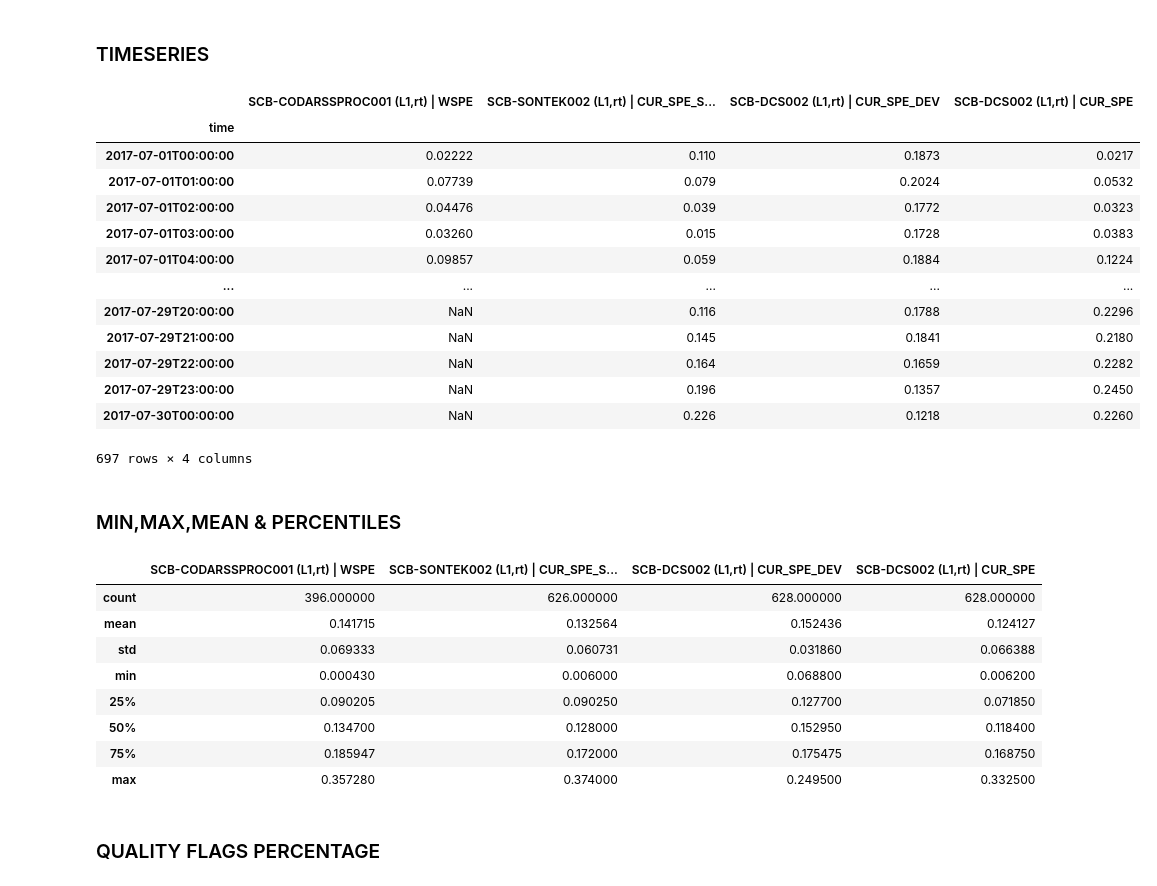
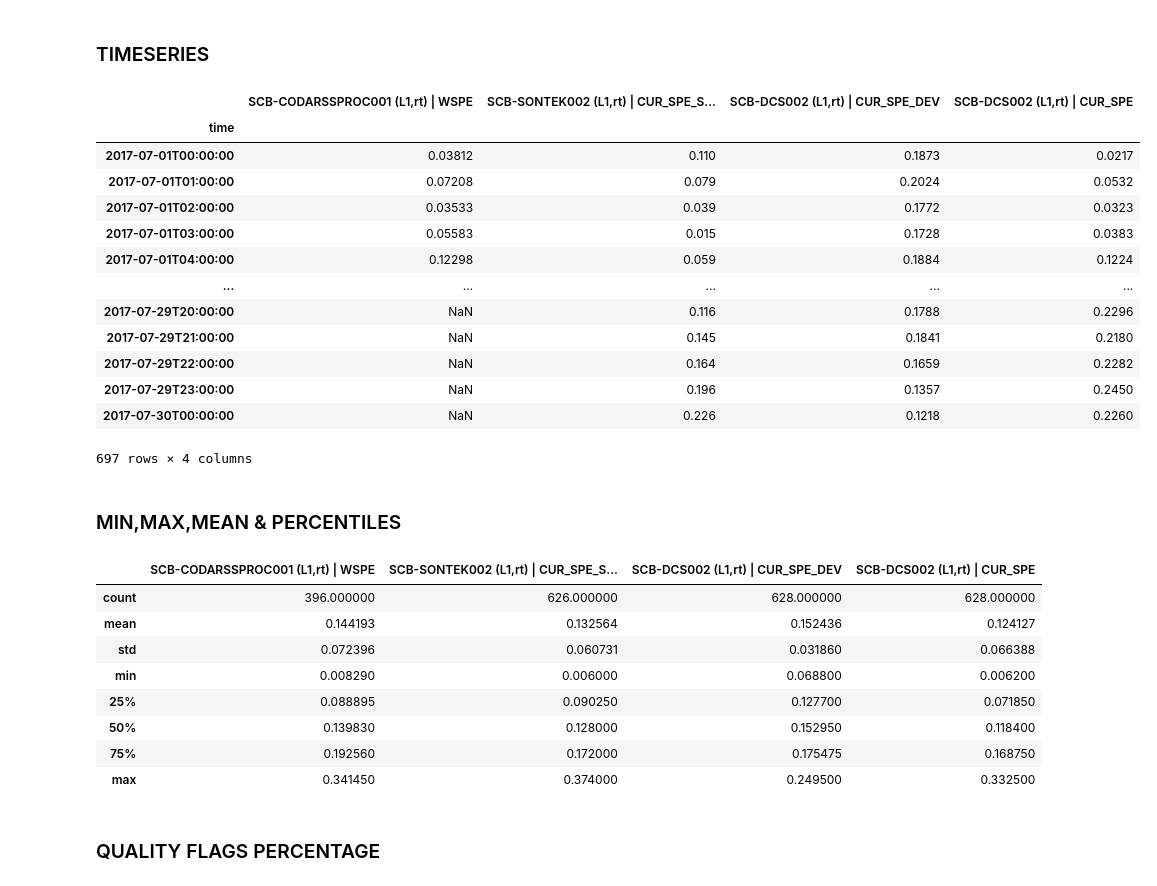
Before and after one commit to pazrg/radar_validation_test, a Jupyter notebook: cross-valiadtion.ipynb, the cells around one changed output. Drawn from its saved outputs; the diff is of its cells as text; code cells hidden in the pictures.

```diff
--- a/cross-valiadtion.ipynb
+++ b/cross-valiadtion.ipynb
@@ -30,3 +26,8 @@ def flatten(array):
+# %%
+def find_nearest(array, value):
+    array = np.asarray(array)
+    idx = (np.abs(array - value)).argmin()
+    return idx
 # %%
 def serie_name(s,f,v):
     i_name = os.path.basename(s['instrument'])
@@ -39,20 +40,23 @@ def parse_series(s,f,v,qc_max,center):
     ftype = f['feature_type']
     name = serie_name(s,f,v)
     try:
+        if ftype == 'timeSeries':
+            y = v['data']
         if ftype == 'grid':
-            lats = [lat for lat in f['coordinates']['latitude']['data']]
-            lons = [f['coordinates']['longitude']['data']]
-            diffs = [distance(lat,lon,center) for lat,lon in zip(lats,lons)]
-            index = diffs.index(min(diffs))
-            y = [flatten(t)[index] for t in v['data']]
-        if ftype in ['timeSeries','timeSeriesProfile']:
-            y = flatten(v['data'])
+            lat1,lon1 = center.split(',')
+            index1 = find_nearest(f['coordinates']['latitude']['data'], float(lat1))
+            index2 = find_nearest(f['coordinates']['longitude']['data'], float(lon1))
+            y = [t[index1][index2] for t in v['data']]
+        if ftype in ['timeSeriesProfile']:
+            y = [t[0] for t in v['data']]
         try:
             x = f['coordinates']['time']['data']
             data = {'time': x, name: y}
         except:
-            print('New feature type ('+ftype+'). Please set in the parse series function the logic to compose y.')
+            pass
+            #print('New feature type ('+ftype+'). Please set in the parse series function the logic to compose y.')
     except Exception as e:
+        pass
         data = None
     return data
 # %% [markdown]
@@ -75,16 +79,16 @@ matches:4
 # %% [markdown]
 ### TIMESERIES
 # %%
-df_series = sources_timeseries(sources, standard_name, resolution, center, radious, qc_max, period, parse_units, parse_series)
+df_series = sources_timeseries(sources, standard_name, resolution, center, qc_max, period, parse_units, parse_series)
 df_series
 # %% [output]
 |  | SCB-CODARSSPROC001 (L1,rt) | WSPE | SCB-SONTEK002 (L1,rt) | CUR_SPE_S... | SCB-DCS002 (L1,rt) | CUR_SPE_DEV | SCB-DCS002 (L1,rt) | CUR_SPE |
 | time |  |  |  |  |
-| 2017-07-01T00:00:00 | 0.02222 | 0.110 | 0.1873 | 0.0217 |
-| 2017-07-01T01:00:00 | 0.07739 | 0.079 | 0.2024 | 0.0532 |
-| 2017-07-01T02:00:00 | 0.04476 | 0.039 | 0.1772 | 0.0323 |
-| 2017-07-01T03:00:00 | 0.03260 | 0.015 | 0.1728 | 0.0383 |
-| 2017-07-01T04:00:00 | 0.09857 | 0.059 | 0.1884 | 0.1224 |
+| 2017-07-01T00:00:00 | 0.03812 | 0.110 | 0.1873 | 0.0217 |
+| 2017-07-01T01:00:00 | 0.07208 | 0.079 | 0.2024 | 0.0532 |
+| 2017-07-01T02:00:00 | 0.03533 | 0.039 | 0.1772 | 0.0323 |
+| 2017-07-01T03:00:00 | 0.05583 | 0.015 | 0.1728 | 0.0383 |
+| 2017-07-01T04:00:00 | 0.12298 | 0.059 | 0.1884 | 0.1224 |
 | ... | ... | ... | ... | ... |
 | 2017-07-29T20:00:00 | NaN | 0.116 | 0.1788 | 0.2296 |
 | 2017-07-29T21:00:00 | NaN | 0.145 | 0.1841 | 0.2180 |
@@ -100,13 +104,13 @@ df_series_desc
 # %% [output]
 |  | SCB-CODARSSPROC001 (L1,rt) | WSPE | SCB-SONTEK002 (L1,rt) | CUR_SPE_S... | SCB-DCS002 (L1,rt) | CUR_SPE_DEV | SCB-DCS002 (L1,rt) | CUR_SPE |
 | count | 396.000000 | 626.000000 | 628.000000 | 628.000000 |
-| mean | 0.141715 | 0.132564 | 0.152436 | 0.124127 |
-| std | 0.069333 | 0.060731 | 0.031860 | 0.066388 |
-| min | 0.000430 | 0.006000 | 0.068800 | 0.006200 |
-| 25% | 0.090205 | 0.090250 | 0.127700 | 0.071850 |
-| 50% | 0.134700 | 0.128000 | 0.152950 | 0.118400 |
-| 75% | 0.185947 | 0.172000 | 0.175475 | 0.168750 |
-| max | 0.357280 | 0.374000 | 0.249500 | 0.332500 |
+| mean | 0.144193 | 0.132564 | 0.152436 | 0.124127 |
+| std | 0.072396 | 0.060731 | 0.031860 | 0.066388 |
+| min | 0.008290 | 0.006000 | 0.068800 | 0.006200 |
+| 25% | 0.088895 | 0.090250 | 0.127700 | 0.071850 |
+| 50% | 0.139830 | 0.128000 | 0.152950 | 0.118400 |
+| 75% | 0.192560 | 0.172000 | 0.175475 | 0.168750 |
+| max | 0.341450 | 0.374000 | 0.249500 | 0.332500 |
 # %% [markdown]
 ### QUALITY FLAGS PERCENTAGE
 # %%
```
Also changed, not shown: parts of 7 cells of this notebook, 1 other file.
